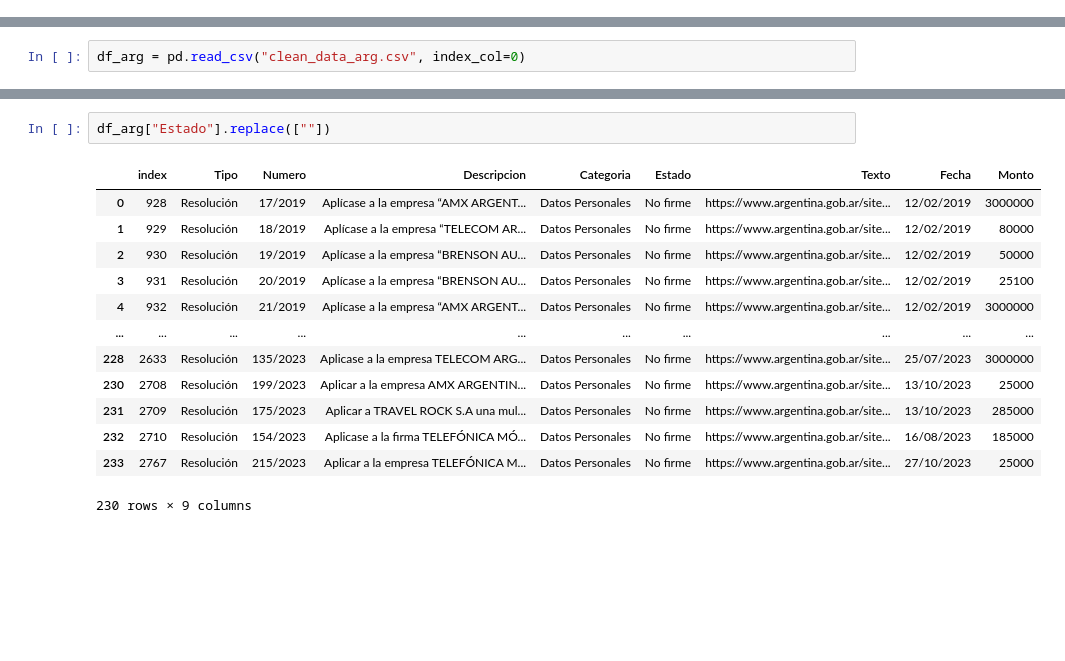
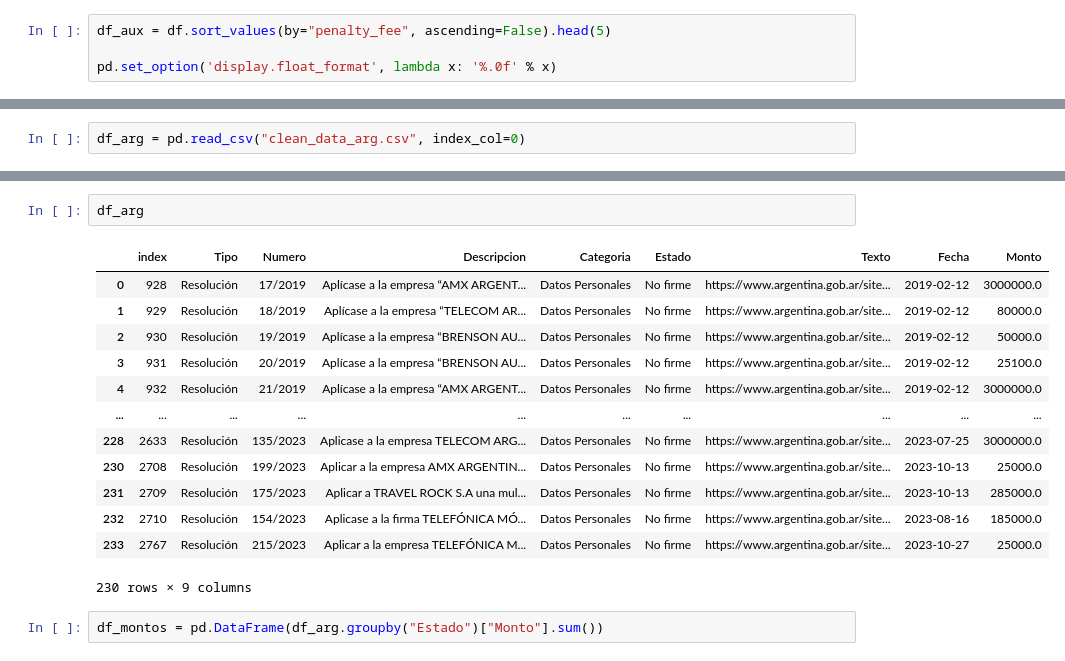
Before and after one commit to gomezgaston/Data_Compliance_Analysis, a Jupyter notebook: EDA.ipynb, the cells around one changed output, grey strips where cells are left out. Drawn from its saved outputs; the diff is of its cells as text; blank space fills up the shorter version.

```diff
--- a/EDA.ipynb
+++ b/EDA.ipynb
@@ -183,3 +224,7 @@ plt.grid(True)
 plt.show()
 # %% [output]
 [figure]
+# %%
+df_aux = df.sort_values(by="penalty_fee", ascending=False).head(5)
+
+pd.set_option('display.float_format', lambda x: '%.0f' % x)
@@ -201,17 +254,19 @@ No firme       1
 Name: Estado, dtype: int64
 # %%
-df_arg["Estado"].replace([""])
+df_arg
 # %% [output]
 |  | index | Tipo | Numero | Descripcion | Categoria | Estado | Texto | Fecha | Monto |
-| 0 | 928 | Resolución | 17/2019 | Aplícase a la empresa “AMX ARGENT... | Datos Personales | No firme | https://www.argentina.gob.ar/site... | 12/02/2019 | 3000000 |
-| 1 | 929 | Resolución | 18/2019 | Aplícase a la empresa “TELECOM AR... | Datos Personales | No firme | https://www.argentina.gob.ar/site... | 12/02/2019 | 80000 |
-| 2 | 930 | Resolución | 19/2019 | Aplícase a la empresa “BRENSON AU... | Datos Personales | No firme | https://www.argentina.gob.ar/site... | 12/02/2019 | 50000 |
-| 3 | 931 | Resolución | 20/2019 | Aplícase a la empresa “BRENSON AU... | Datos Personales | No firme | https://www.argentina.gob.ar/site... | 12/02/2019 | 25100 |
-| 4 | 932 | Resolución | 21/2019 | Aplícase a la empresa “AMX ARGENT... | Datos Personales | No firme | https://www.argentina.gob.ar/site... | 12/02/2019 | 3000000 |
+| 0 | 928 | Resolución | 17/2019 | Aplícase a la empresa “AMX ARGENT... | Datos Personales | No firme | https://www.argentina.gob.ar/site... | 2019-02-12 | 3000000.0 |
+| 1 | 929 | Resolución | 18/2019 | Aplícase a la empresa “TELECOM AR... | Datos Personales | No firme | https://www.argentina.gob.ar/site... | 2019-02-12 | 80000.0 |
+| 2 | 930 | Resolución | 19/2019 | Aplícase a la empresa “BRENSON AU... | Datos Personales | No firme | https://www.argentina.gob.ar/site... | 2019-02-12 | 50000.0 |
+| 3 | 931 | Resolución | 20/2019 | Aplícase a la empresa “BRENSON AU... | Datos Personales | No firme | https://www.argentina.gob.ar/site... | 2019-02-12 | 25100.0 |
+| 4 | 932 | Resolución | 21/2019 | Aplícase a la empresa “AMX ARGENT... | Datos Personales | No firme | https://www.argentina.gob.ar/site... | 2019-02-12 | 3000000.0 |
 | ... | ... | ... | ... | ... | ... | ... | ... | ... | ... |
-| 228 | 2633 | Resolución | 135/2023 | Aplicase a la empresa TELECOM ARG... | Datos Personales | No firme | https://www.argentina.gob.ar/site... | 25/07/2023 | 3000000 |
-| 230 | 2708 | Resolución | 199/2023 | Aplicar a la empresa AMX ARGENTIN... | Datos Personales | No firme | https://www.argentina.gob.ar/site... | 13/10/2023 | 25000 |
-| 231 | 2709 | Resolución | 175/2023 | Aplicar a TRAVEL ROCK S.A una mul... | Datos Personales | No firme | https://www.argentina.gob.ar/site... | 13/10/2023 | 285000 |
-| 232 | 2710 | Resolución | 154/2023 | Aplicase a la firma TELEFÓNICA MÓ... | Datos Personales | No firme | https://www.argentina.gob.ar/site... | 16/08/2023 | 185000 |
-| 233 | 2767 | Resolución | 215/2023 | Aplicar a la empresa TELEFÓNICA M... | Datos Personales | No firme | https://www.argentina.gob.ar/site... | 27/10/2023 | 25000 |
+| 228 | 2633 | Resolución | 135/2023 | Aplicase a la empresa TELECOM ARG... | Datos Personales | No firme | https://www.argentina.gob.ar/site... | 2023-07-25 | 3000000.0 |
+| 230 | 2708 | Resolución | 199/2023 | Aplicar a la empresa AMX ARGENTIN... | Datos Personales | No firme | https://www.argentina.gob.ar/site... | 2023-10-13 | 25000.0 |
+| 231 | 2709 | Resolución | 175/2023 | Aplicar a TRAVEL ROCK S.A una mul... | Datos Personales | No firme | https://www.argentina.gob.ar/site... | 2023-10-13 | 285000.0 |
+| 232 | 2710 | Resolución | 154/2023 | Aplicase a la firma TELEFÓNICA MÓ... | Datos Personales | No firme | https://www.argentina.gob.ar/site... | 2023-08-16 | 185000.0 |
+| 233 | 2767 | Resolución | 215/2023 | Aplicar a la empresa TELEFÓNICA M... | Datos Personales | No firme | https://www.argentina.gob.ar/site... | 2023-10-27 | 25000.0 |
 230 rows × 9 columns
+# %%
+df_montos = pd.DataFrame(df_arg.groupby("Estado")["Monto"].sum())
```
Also changed, not shown: parts of 13 cells of this notebook, 9 other files.
